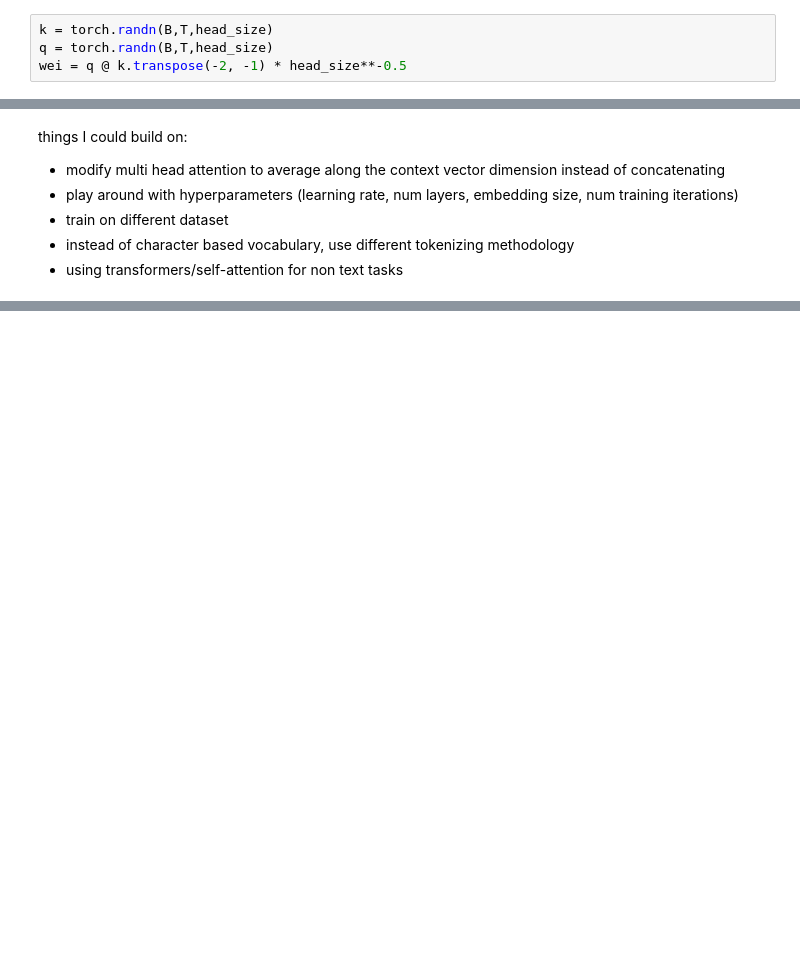
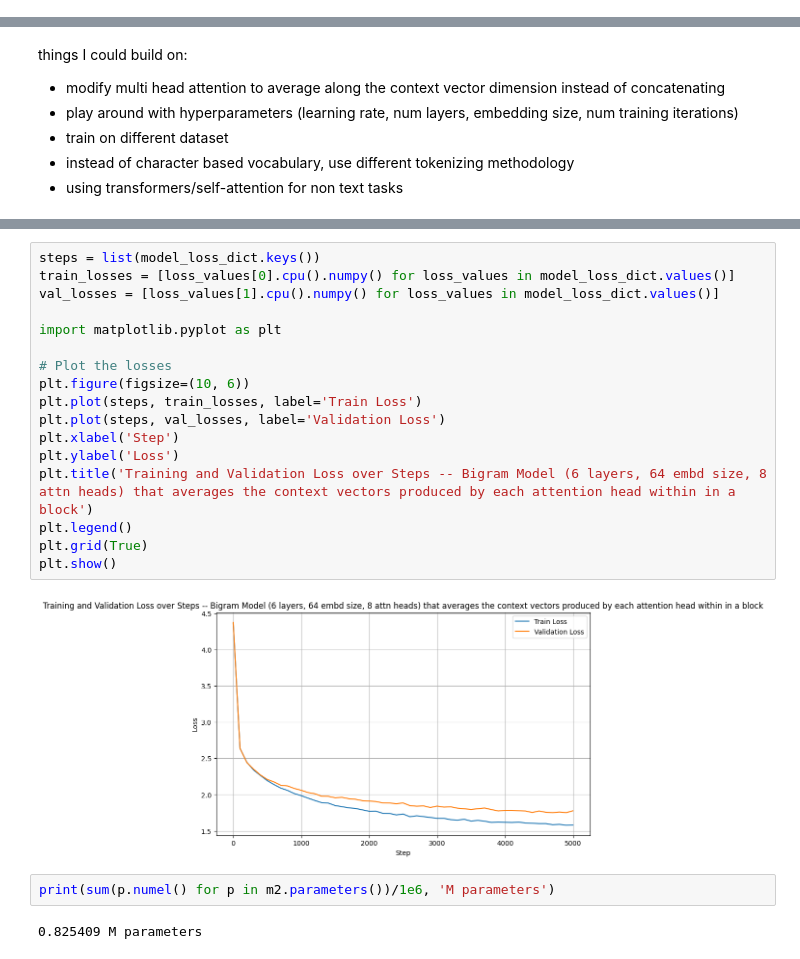
Before and after one commit to ijamil1/karpathy_transformers_tutorial, a Jupyter notebook: gpt_Karpathy_tutorial.ipynb, the cells around one changed output, grey strips where cells are left out. Drawn from its saved outputs; the diff is of its cells as text; blank space fills up the shorter version.

```diff
--- a/gpt_Karpathy_tutorial.ipynb
+++ b/gpt_Karpathy_tutorial.ipynb
@@ -370,4 +4,0 @@ Notes:
-# %%
-k = torch.randn(B,T,head_size)
-q = torch.randn(B,T,head_size)
-wei = q @ k.transpose(-2, -1) * head_size**-0.5
@@ -675,0 +483,23 @@ things I could build on:
+# %%
+steps = list(model_loss_dict.keys())
+train_losses = [loss_values[0].cpu().numpy() for loss_values in model_loss_dict.values()]
+val_losses = [loss_values[1].cpu().numpy() for loss_values in model_loss_dict.values()]
+
+import matplotlib.pyplot as plt
+
+# Plot the losses
+plt.figure(figsize=(10, 6))
+plt.plot(steps, train_losses, label='Train Loss')
+plt.plot(steps, val_losses, label='Validation Loss')
+plt.xlabel('Step')
+plt.ylabel('Loss')
+plt.title('Training and Validation Loss over Steps -- Bigram Model (6 layers, 64 embd size, 8 attn heads) that averages the context vectors produced by each attention head within in a block')
+plt.legend()
+plt.grid(True)
+plt.show()
+# %% [output]
+[figure, added]
+# %%
+print(sum(p.numel() for p in m2.parameters())/1e6, 'M parameters')
+# %% [output]
+0.825409 M parameters
```
Also changed, not shown: parts of 46 cells of this notebook.
